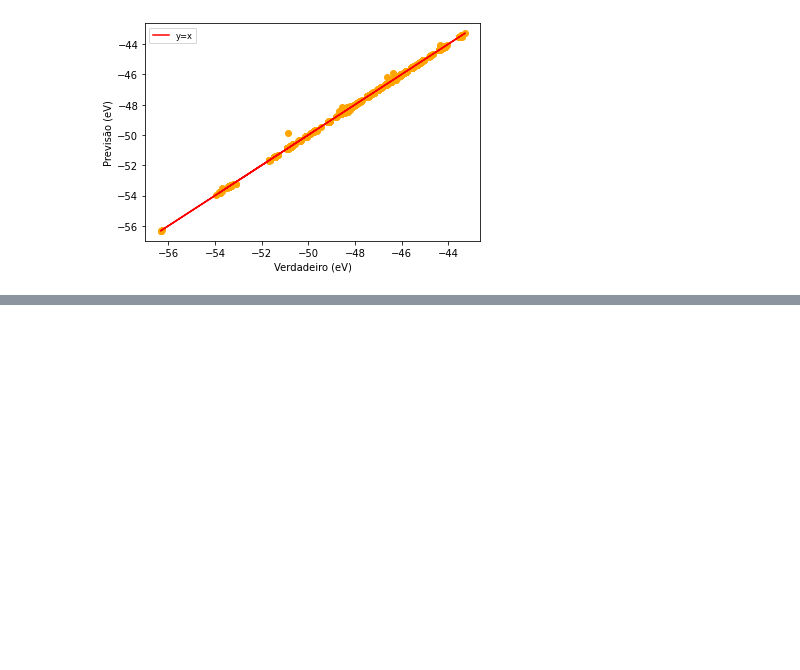
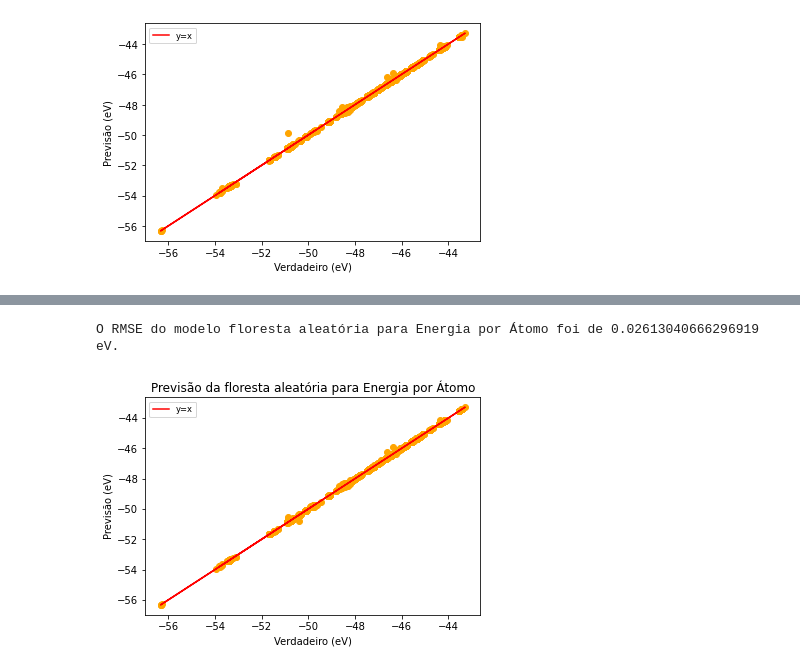
Before and after one commit to Karl-Marcos/ML-2022-DIMP, a Jupyter notebook: bloco_2.ipynb, the cells around one changed output, grey strips where cells are left out. Drawn from its saved outputs; the diff is of its cells as text; code cells hidden in the pictures; blank space fills up the shorter version.

```diff
--- a/bloco_2.ipynb
+++ b/bloco_2.ipynb
@@ -392,0 +488,5 @@ O RMSE do modelo árvore de decisão foi de 0.034933276927750445 eV.
+# %%
+floresta(x_treino_en, y_treino_en, x_teste_en, y_teste_en,'Energia por Átomo',n_folhas_en, n_profundidade_en, n_arvores_en)
+# %% [output]
+O RMSE do modelo floresta aleatória para Energia por Átomo foi de 0.02613040666296919 eV.
+[figure, added]
```
Also changed, not shown: parts of 9 cells of this notebook.
